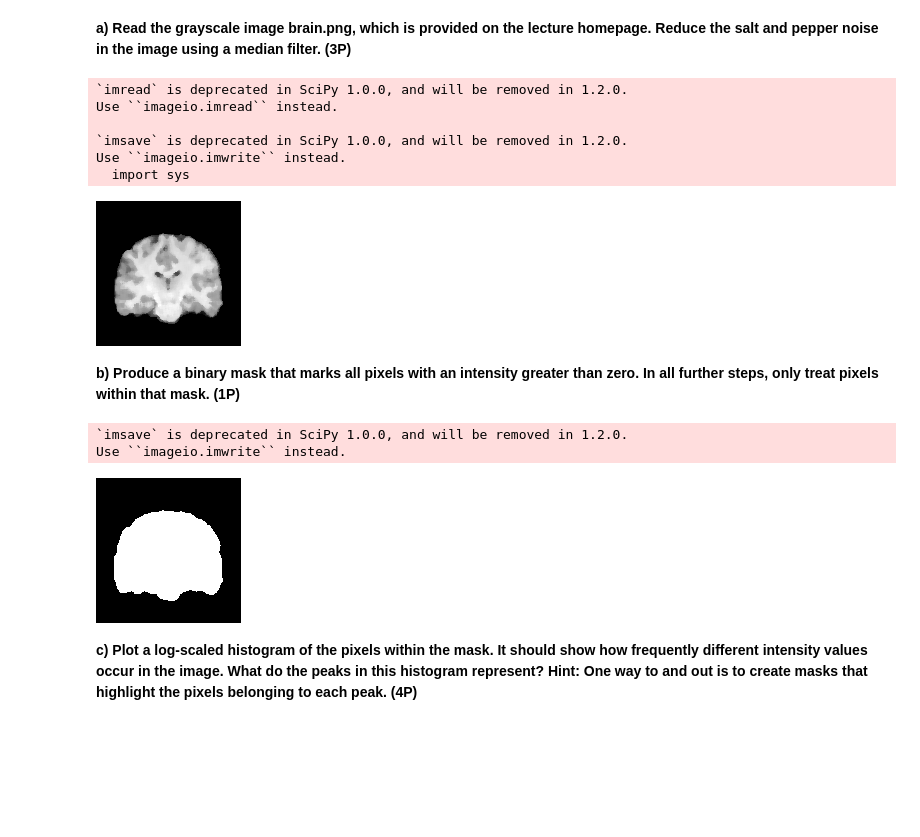
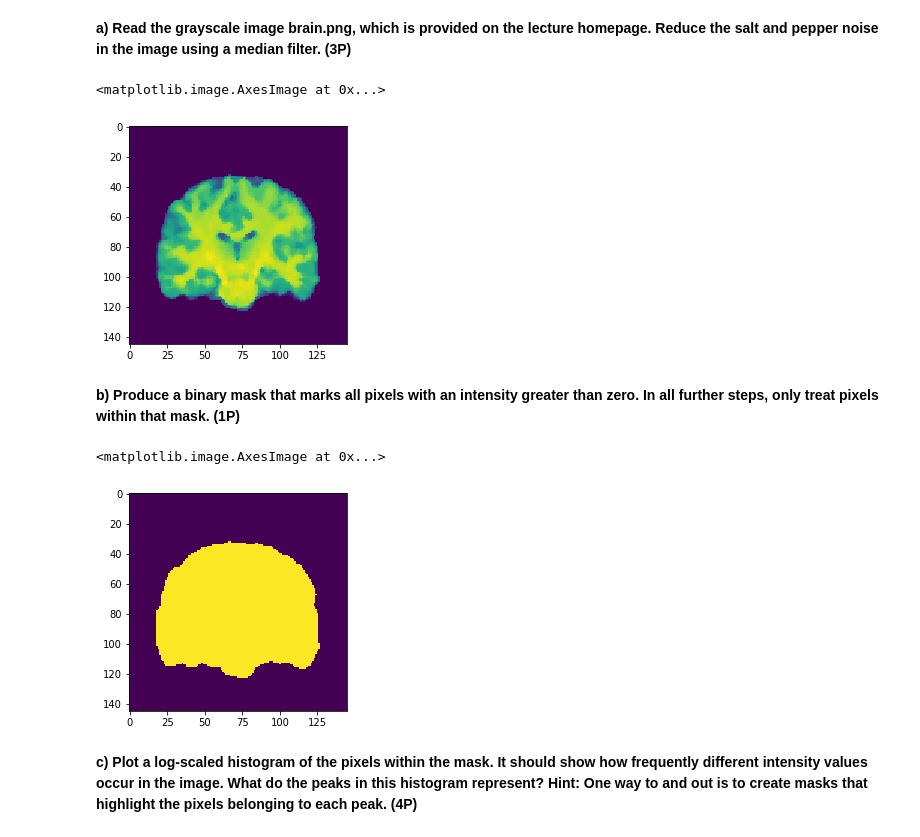
Before and after one commit to brucetony/VisComp, a Jupyter notebook: vclsi-4_Clustering-and-Img-Segmentation/vclsi-4-Schultz-Ibarra.ipynb, the cells around one changed output. Drawn from its saved outputs; the diff is of its cells as text; code cells hidden in the pictures; blank space fills up the shorter version.

```diff
--- a/vclsi-4_Clustering-and-Img-Segmentation/vclsi-4-Schultz-Ibarra.ipynb
+++ b/vclsi-4_Clustering-and-Img-Segmentation/vclsi-4-Schultz-Ibarra.ipynb
@@ -22,36 +24,28 @@ from IPython.display import Image
 and pepper noise in the image using a median filter. (3P)**
 # %%
 # Read image into array data
-raw_img_read = misc.imread("brain-noisy.png", True)
+raw_img_read = plt.imread("brain-noisy.png", True)
 
 # Denoising image
 mf_img = ndimage.median_filter(raw_img_read, size=5)
 
-misc.imsave('filtered_image.png', mf_img)
-Image('filtered_image.png')
+plt.imshow(mf_img)
 # %% [output]
-`imread` is deprecated in SciPy 1.0.0, and will be removed in 1.2.0.
-Use ``imageio.imread`` instead.
-
-`imsave` is deprecated in SciPy 1.0.0, and will be removed in 1.2.0.
-Use ``imageio.imwrite`` instead.
-  import sys
+<matplotlib.image.AxesImage at 0x...>
-[figure, old version]
+[figure, new version]
 # %% [markdown]
 **b) Produce a binary mask that marks all pixels with an intensity greater than zero. In all further
 steps, only treat pixels within that mask. (1P)**
 # %%
 # Creating binary mask
 binary_mask = mf_img > 0  # Any value greater than 0 (background)
 bin_masked_img = mf_img.copy()
 bin_masked_img[binary_mask] = 255  # 255 == white
 
-misc.imsave('binary_mask.png', bin_masked_img)
-Image('binary_mask.png')
+plt.imshow(bin_masked_img)
 # %% [output]
-`imsave` is deprecated in SciPy 1.0.0, and will be removed in 1.2.0.
-Use ``imageio.imwrite`` instead.
+<matplotlib.image.AxesImage at 0x...>
-[figure, old version]
+[figure, new version]
 # %% [markdown]
 **c) Plot a log-scaled histogram of the pixels within the mask. It should show how frequently different
 intensity values occur in the image. What do the peaks in this histogram represent? Hint: One
```
Also changed, not shown: parts of 14 cells of this notebook, 1 other file.
